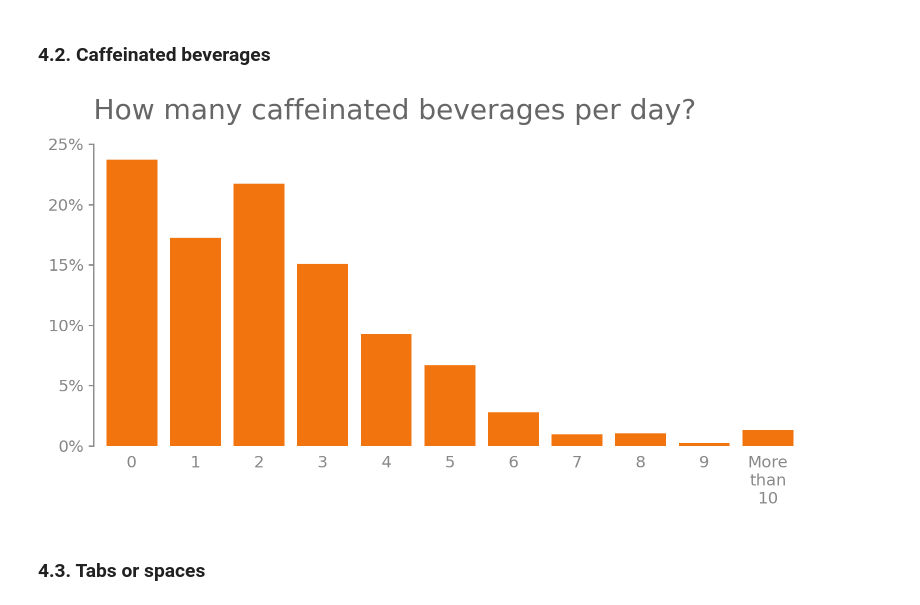
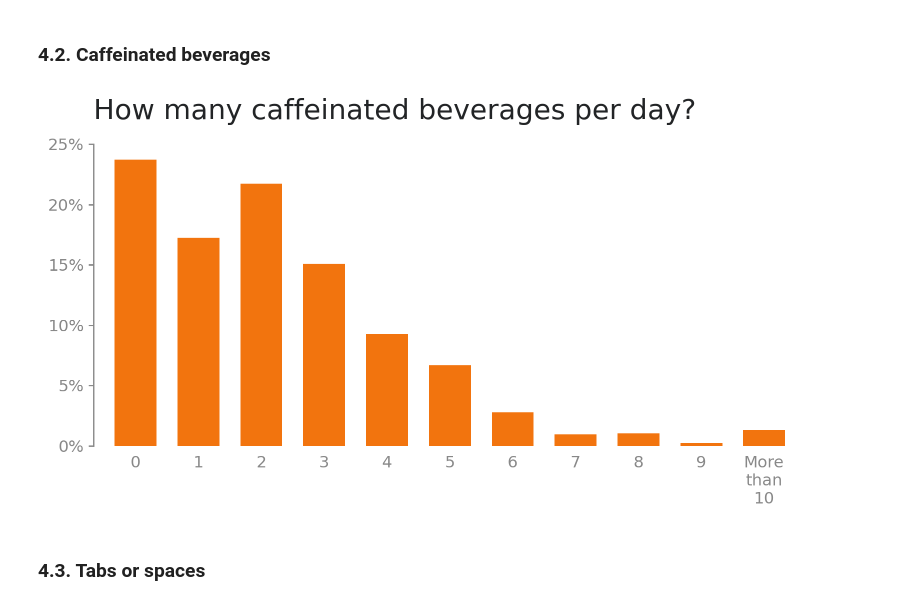
Before and after one commit to gabrieltempass/stack-overflow-survey, a Jupyter notebook: stack_overflow_survey.ipynb, the cells around one changed output. Cells and saved outputs as stored; diff of their text form; code cells hidden in the pictures.

Commit message:
feat: Add functions to 7 plots

```diff
--- a/stack_overflow_survey.ipynb
+++ b/stack_overflow_survey.ipynb
@@ -459,3 +417,40 @@ def plot_hor_stacked_bars(values, legends, bar_colors, leg_colors):
+# %%
+def plot_bar(x, y, t, horizontal=False, xlim=(0, 1), ylim=(0, 1), **kwargs):
+    """
+
+    Parameters:
+        x ():
+        y ():
+        t (string): The title of the chart.
+        **kwargs: Accepts any keyword argument from the figure function.
+
+    Return:
+        fig ():
+    """
+    fig = plt.figure(**kwargs)
+    coords, size = calc_bar_positions(x)
+
+    plt.title(t, color='#222426')
+    plt.xlim(xlim)
+    plt.ylim(ylim)
+
+    if horizontal:
+        plt.barh(coords[::-1], y, height=size)
+        plt.yticks(coords[::-1], x)
+        plt.gca().spines['left'].set_visible(False)
+        plt.gca().xaxis.set_major_formatter(StrMethodFormatter('{x:,.0%}'))
+        plt.gca().tick_params(left=False, width=1)
+    else:
+        plt.bar(coords, y, width=size)
+        plt.xticks(coords, x)
+        plt.gca().spines['bottom'].set_visible(False)
+        plt.gca().yaxis.set_major_formatter(StrMethodFormatter('{x:,.0%}'))
+        plt.gca().tick_params(bottom=False, width=1)
+
+    plt.tight_layout(h_pad=4, w_pad=4)
+    plt.show()
+
+    return fig
 # %%
 # Titles
 t1 = 'How many survey respondents per year?'
@@ -489,24 +484,13 @@ plt.show()
 [figure]
 # %% [markdown]
 ### 4.2. Caffeinated beverages
-# %%
-q2_coords, q2_size = calc_bar_positions(q2_x, 1/4)
-
-plt.bar(q2_coords, q2_y_per, width=q2_size)
-
-plt.gca().spines['bottom'].set_visible(False)
-plt.gca().yaxis.set_major_formatter(StrMethodFormatter('{x:,.0%}'))
-plt.gca().tick_params(bottom=False, width=1)
-plt.xticks(q2_coords, q2_x)
-plt.title(t2)
-plt.xlim(0, 1)
-plt.ylim(0, 0.25)
-
-plt.tight_layout(h_pad=4, w_pad=4)
-plt.savefig('images/q2_caffeinated_beverages.png', bbox_inches='tight', dpi=500)
-plt.show()
-# %% [output]
-[figure, removed]
+# %%
+fig2 = plot_bar(q2_x,
+                q2_y_per,
+                t2,
+                ylim=(0, 0.25))
+# %% [output]
+[figure, added]
 # %% [markdown]
 ### 4.3. Tabs or spaces
 # %%
```
Also changed, not shown: parts of 19 cells of this notebook.
